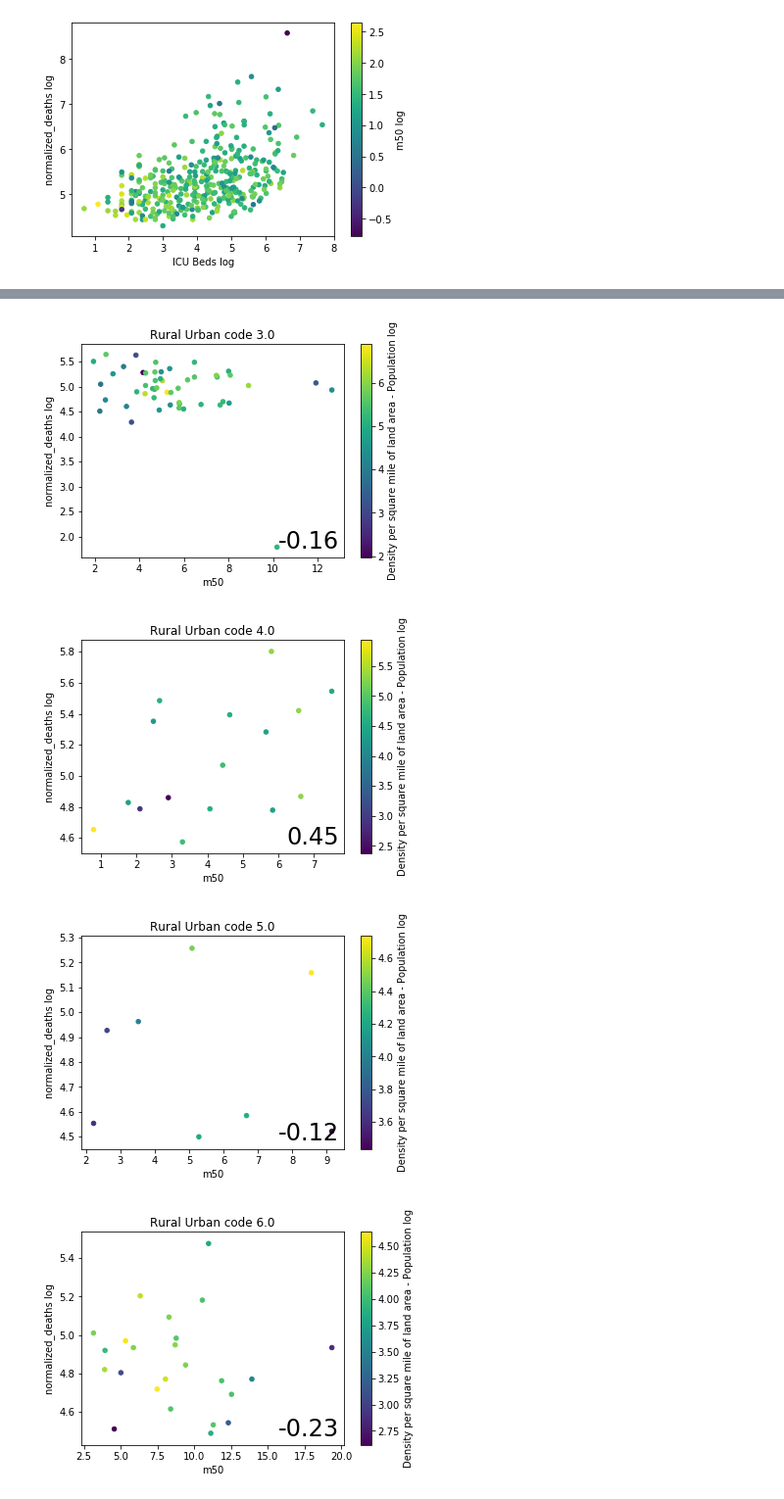
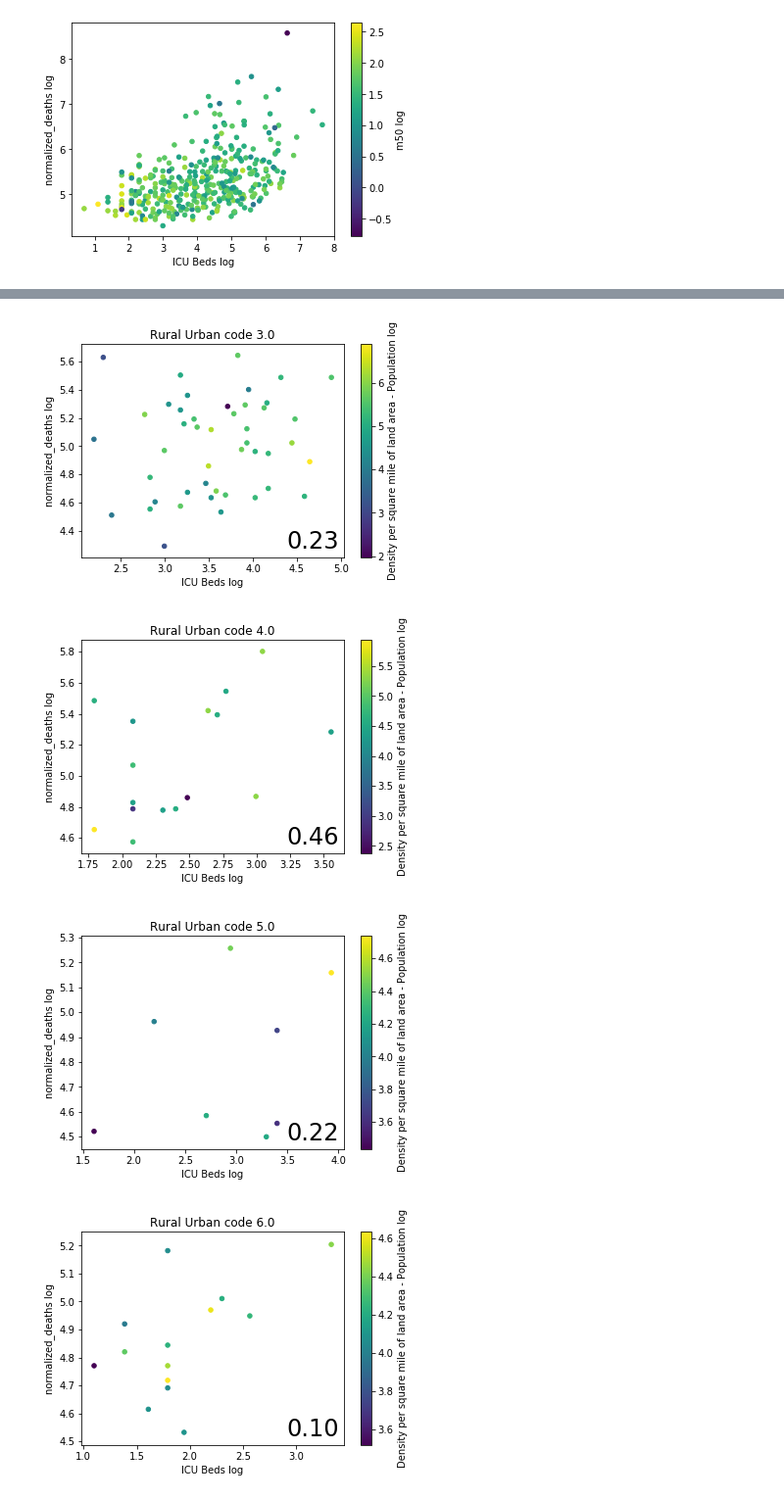
Before and after one commit to jhu-covid-optimization/covid-drivers, a Jupyter notebook: notebooks/06-rp-hospital_analysis.ipynb, the cells around one changed output, grey strips where cells are left out. Shown at 98% size. Drawn from its saved outputs; the diff is of its cells as text; code cells hidden in the pictures.

```diff
--- a/notebooks/06-rp-hospital_analysis.ipynb
+++ b/notebooks/06-rp-hospital_analysis.ipynb
@@ -153,7 +150,7 @@ for i in np.unique(cum_deaths['Rural-urban_Continuum Code_2013']):
     temp[[lc + ' log' for lc in log_cols]] = temp[log_cols].transform('log')
 
     fig, ax = plt.subplots()
-    x = 'm50'
+    x = 'ICU Beds log'
     y = 'normalized_deaths log'
     c = 'Density per square mile of land area - Population log'
     temp.plot.scatter(x=x, y=y,c=c,colormap='viridis', ax=ax)
@@ -166,4 +163,4 @@ for i in np.unique(cum_deaths['Rural-urban_Continuum Code_2013']):
-[figure, old version]
+[figure, new version]
-[figure, old version]
+[figure, new version]
-[figure, old version]
+[figure, new version]
-[figure, old version]
+[figure, new version]
```
Also changed, not shown: parts of 2 cells of this notebook, 1 other file.
